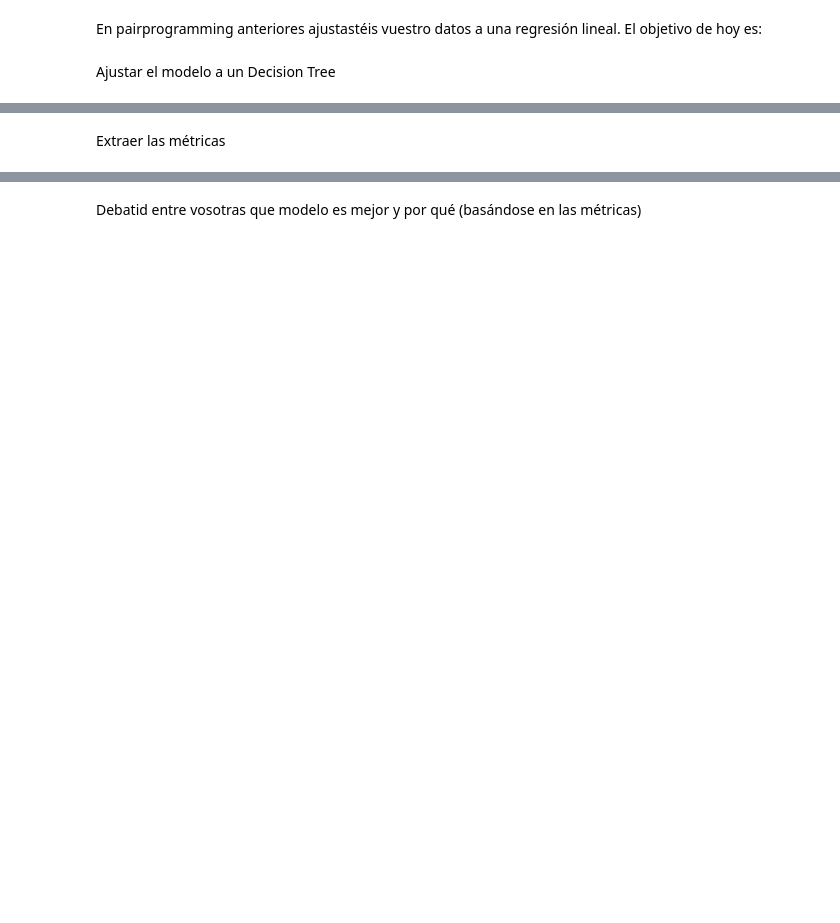
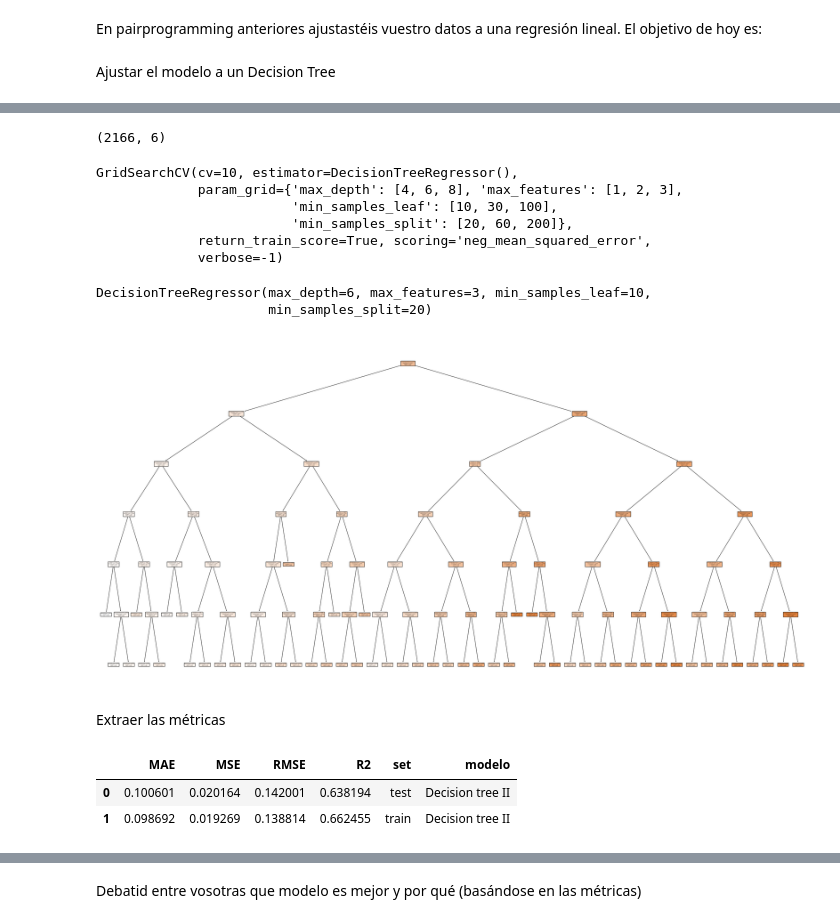
Before and after one commit to Adalab/DA-promo-c-modulo-3-sprint-1-Sila-Silvia, a Jupyter notebook: Regresión Lineal/Leccion-11-Regresion-Lineal-Decision-Tree/Leccion-11-Regresion-Lineal-Decision-Tree.ipynb, the cells around one changed output, grey strips where cells are left out. Drawn from its saved outputs; the diff is of its cells as text; code cells hidden in the pictures; blank space fills up the shorter version.

```diff
--- a/Regresión Lineal/Leccion-11-Regresion-Lineal-Decision-Tree/Leccion-11-Regresion-Lineal-Decision-Tree.ipynb
+++ b/Regresión Lineal/Leccion-11-Regresion-Lineal-Decision-Tree/Leccion-11-Regresion-Lineal-Decision-Tree.ipynb
@@ -34,0 +113,47 @@ Ajustar el modelo a un Decision Tree
+# %%
+df.shape
+# %% [output]
+(2166, 6)
+# %%
+# Definimos un diccionario con los hiperparámetros que vamos a modificar.
+
+param = {"max_depth": [4,6,8],
+        "max_features": [1,2,3],
+        "min_samples_split": [20, 60, 200],
+        "min_samples_leaf": [10,30,100]}
+# %%
+# Iniciamos el modelo con GridSearch
+
+gs = GridSearchCV(
+            estimator=DecisionTreeRegressor(),
+            param_grid= param,
+            cv=10,
+            verbose=-1,
+            return_train_score = True,
+            scoring="neg_mean_squared_error")
+# %%
+# Ajustamos el modelo
+
+gs.fit(x_train, y_train)
+# %% [output]
+GridSearchCV(cv=10, estimator=DecisionTreeRegressor(),
+             param_grid={'max_depth': [4, 6, 8], 'max_features': [1, 2, 3],
+                         'min_samples_leaf': [10, 30, 100],
+                         'min_samples_split': [20, 60, 200]},
+             return_train_score=True, scoring='neg_mean_squared_error',
+             verbose=-1)
+# %%
+# Ejecutamos "best_estimator_" para quedarnos con el mejor modelo que nos ha generado GridSearchCV a través de todas las
+# combinaciones posibles que ha realizado.
+mejor_modelo = gs.best_estimator_
+mejor_modelo
+# %% [output]
+DecisionTreeRegressor(max_depth=6, max_features=3, min_samples_leaf=10,
+                      min_samples_split=20)
+# %%
+# Observamos con la gráfica de árbol la variable "mejor_modelo"
+
+fig = plt.figure(figsize=(40, 20))
+tree.plot_tree(mejor_modelo, feature_names=x_train.columns, filled=True);
+# %% [output]
+[figure, added]
@@ -35,2 +163,9 @@ Ajustar el modelo a un Decision Tree
 # %% [markdown]
 Extraer las métricas
+# %%
+dt_results2 = metricas(y_test, y_train, y_pred_test_dt2, y_pred_train_dt2, "Decision tree II")
+dt_results2
+# %% [output]
+|  | MAE | MSE | RMSE | R2 | set | modelo |
+| 0 | 0.100601 | 0.020164 | 0.142001 | 0.638194 | test | Decision tree II |
+| 1 | 0.098692 | 0.019269 | 0.138814 | 0.662455 | train | Decision tree II |
```
Also changed, not shown: parts of 29 cells of this notebook, 7 other files.
